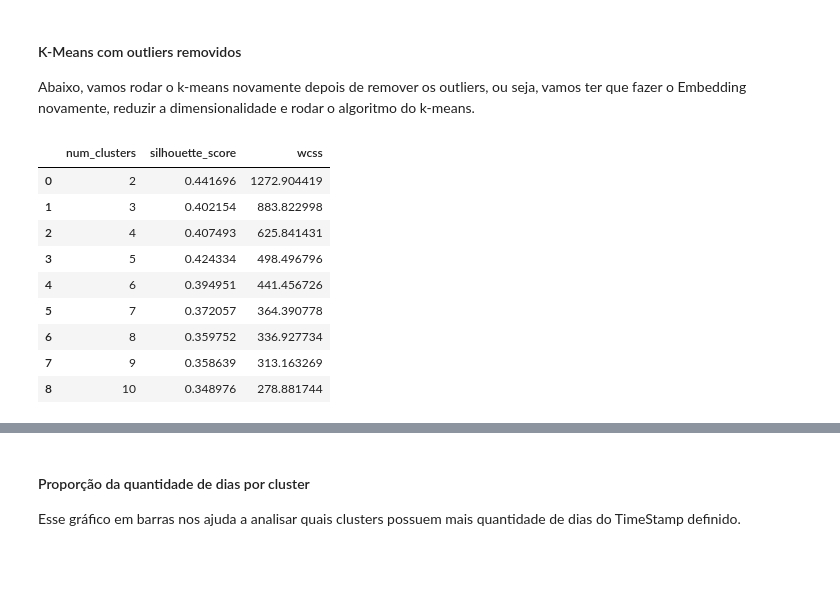
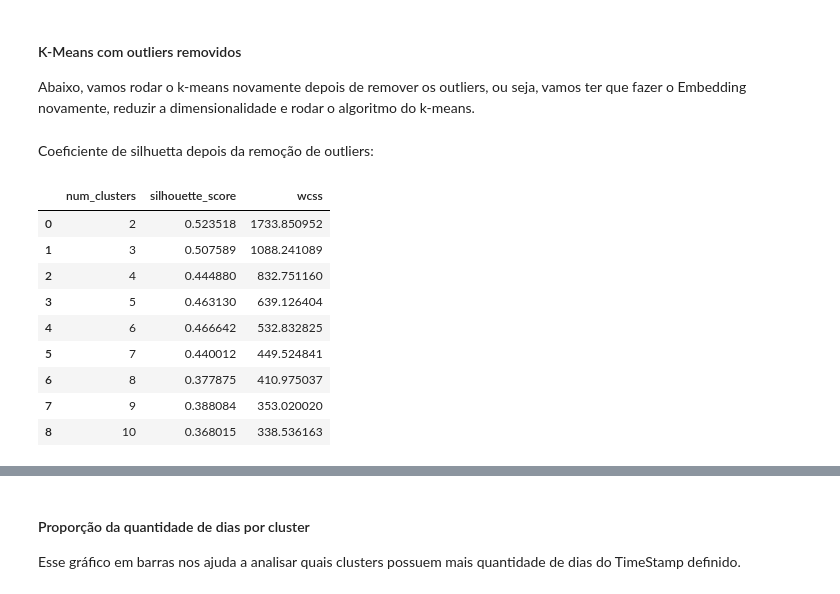
Before and after one commit to Danijnog/ic, a Jupyter notebook: project/main.ipynb, the cells around one changed output, grey strips where cells are left out. Drawn from its saved outputs; the diff is of its cells as text; code cells hidden in the pictures; blank space fills up the shorter version.

```diff
--- a/project/main.ipynb
+++ b/project/main.ipynb
@@ -252,14 +252,16 @@ new_k_means = clusterization.k_means_clustering(new_df['num_clusters'][3], new_h
-# %%
-new_df
-# %% [output]
-|  | num_clusters | silhouette_score | wcss |
-| 0 | 2 | 0.441696 | 1272.904419 |
-| 1 | 3 | 0.402154 | 883.822998 |
-| 2 | 4 | 0.407493 | 625.841431 |
-| 3 | 5 | 0.424334 | 498.496796 |
-| 4 | 6 | 0.394951 | 441.456726 |
-| 5 | 7 | 0.372057 | 364.390778 |
-| 6 | 8 | 0.359752 | 336.927734 |
-| 7 | 9 | 0.358639 | 313.163269 |
-| 8 | 10 | 0.348976 | 278.881744 |
+# %% [markdown]
+Coeficiente de silhuetta depois da remoção de outliers:
+# %%
+new_df_silhuetta
+# %% [output]
+|  | num_clusters | silhouette_score | wcss |
+| 0 | 2 | 0.523518 | 1733.850952 |
+| 1 | 3 | 0.507589 | 1088.241089 |
+| 2 | 4 | 0.444880 | 832.751160 |
+| 3 | 5 | 0.463130 | 639.126404 |
+| 4 | 6 | 0.466642 | 532.832825 |
+| 5 | 7 | 0.440012 | 449.524841 |
+| 6 | 8 | 0.377875 | 410.975037 |
+| 7 | 9 | 0.388084 | 353.020020 |
+| 8 | 10 | 0.368015 | 338.536163 |
 # %%
```
Also changed, not shown: parts of 38 cells of this notebook, 23 other files.
